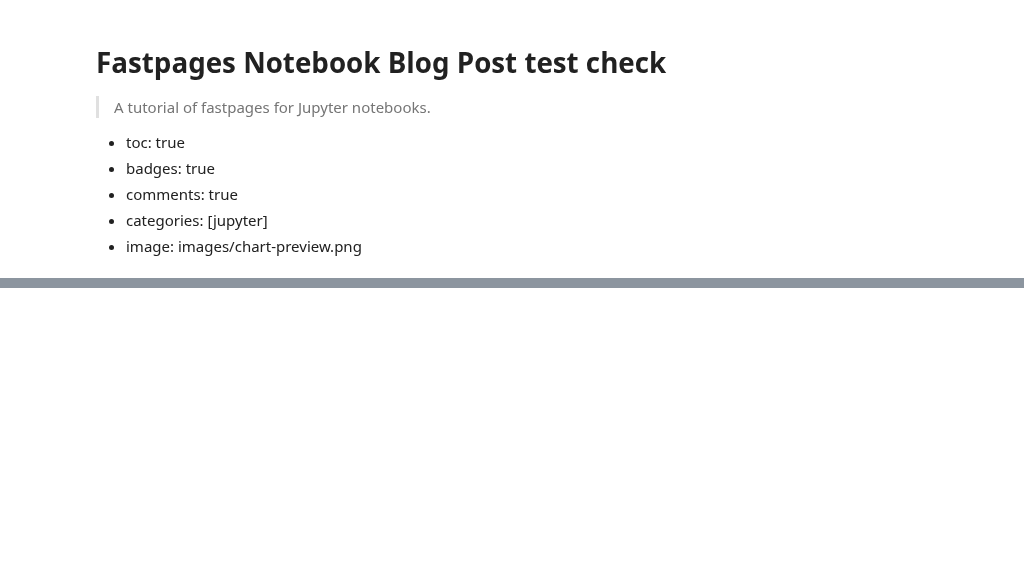
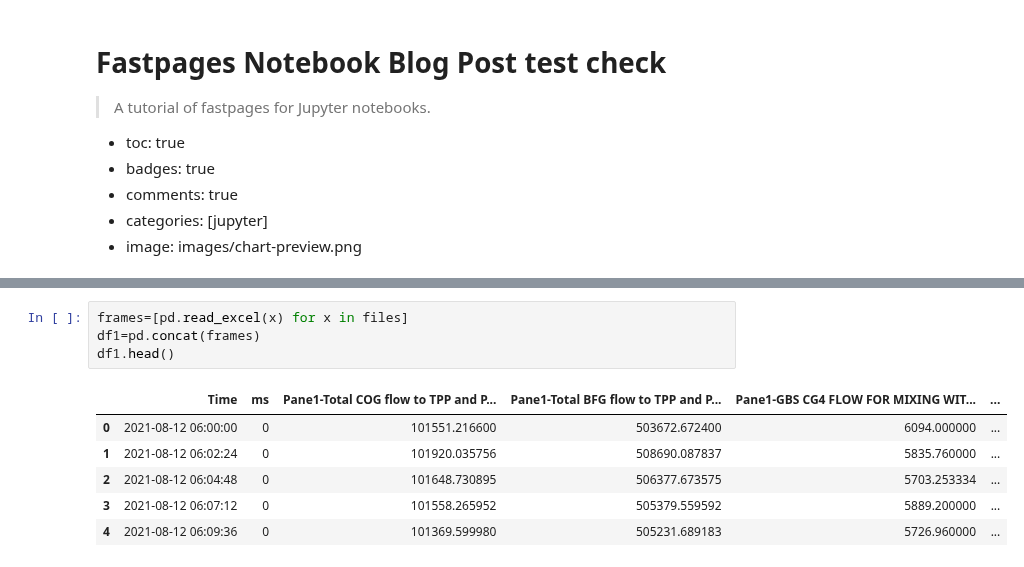
Before and after one commit to mldurga/easydl, a Jupyter notebook: _notebooks/2020-02-20-test.ipynb, the cells around one changed output, grey strips where cells are left out. Saved outputs shown, nothing was run; the diff lists cells and outputs as text; blank space fills up the shorter version.

```diff
--- a/_notebooks/2020-02-20-test.ipynb
+++ b/_notebooks/2020-02-20-test.ipynb
@@ -294,0 +57,11 @@ And another {% fn 2 %}
+# %%
+frames=[pd.read_excel(x) for x in files]
+df1=pd.concat(frames)
+df1.head()
+# %% [output]
+|  | Time | ms | Pane1-Total COG flow to TPP and P... | Pane1-Total BFG flow to TPP and P... | Pane1-GBS CG4 FLOW FOR MIXING WIT... | ... |
+| 0 | 2021-08-12 06:00:00 | 0 | 101551.216600 | 503672.672400 | 6094.000000 | ... |
+| 1 | 2021-08-12 06:02:24 | 0 | 101920.035756 | 508690.087837 | 5835.760000 | ... |
+| 2 | 2021-08-12 06:04:48 | 0 | 101648.730895 | 506377.673575 | 5703.253334 | ... |
+| 3 | 2021-08-12 06:07:12 | 0 | 101558.265952 | 505379.559592 | 5889.200000 | ... |
+| 4 | 2021-08-12 06:09:36 | 0 | 101369.599980 | 505231.689183 | 5726.960000 | ... |
```
Also changed, not shown: parts of 49 cells of this notebook.
